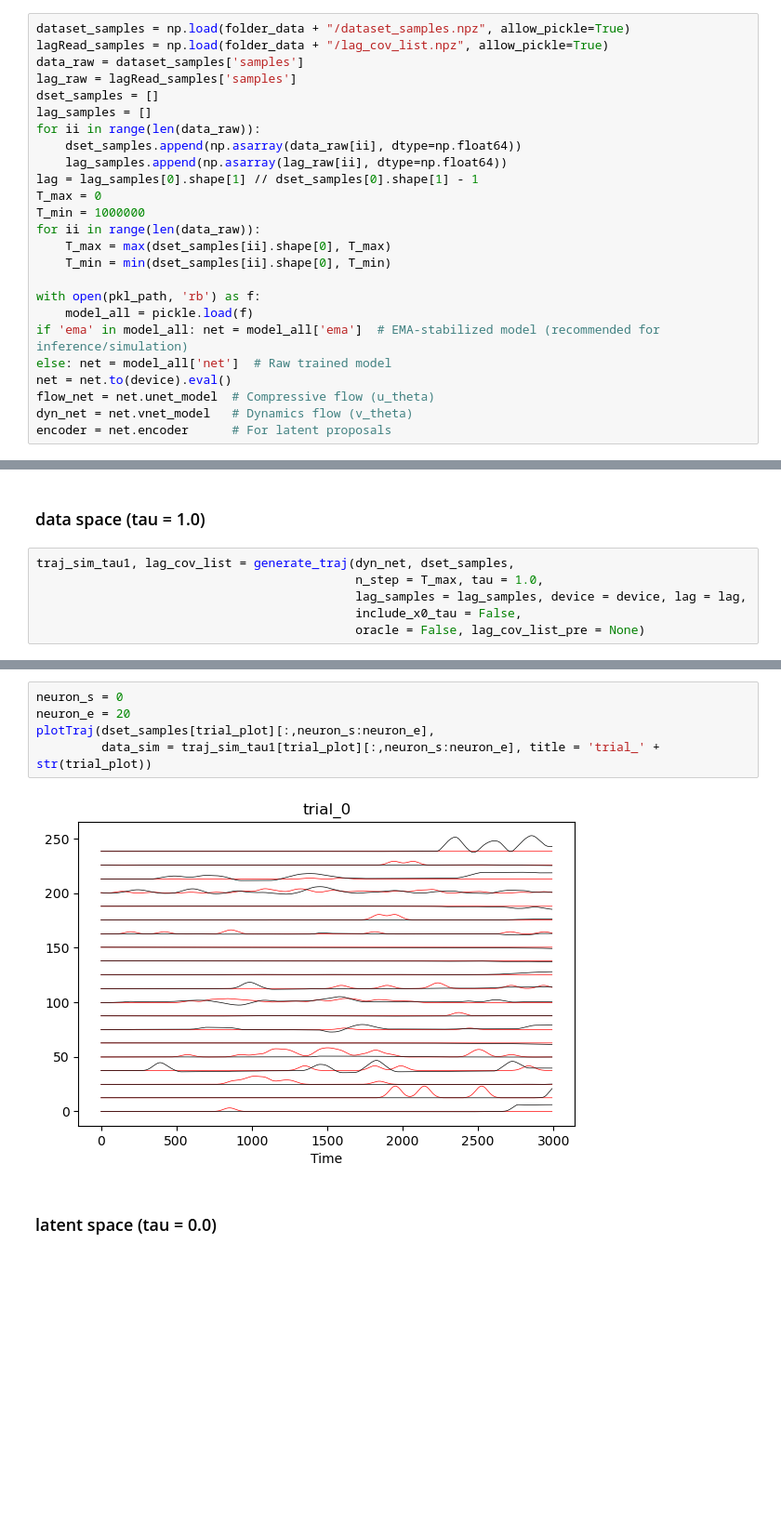
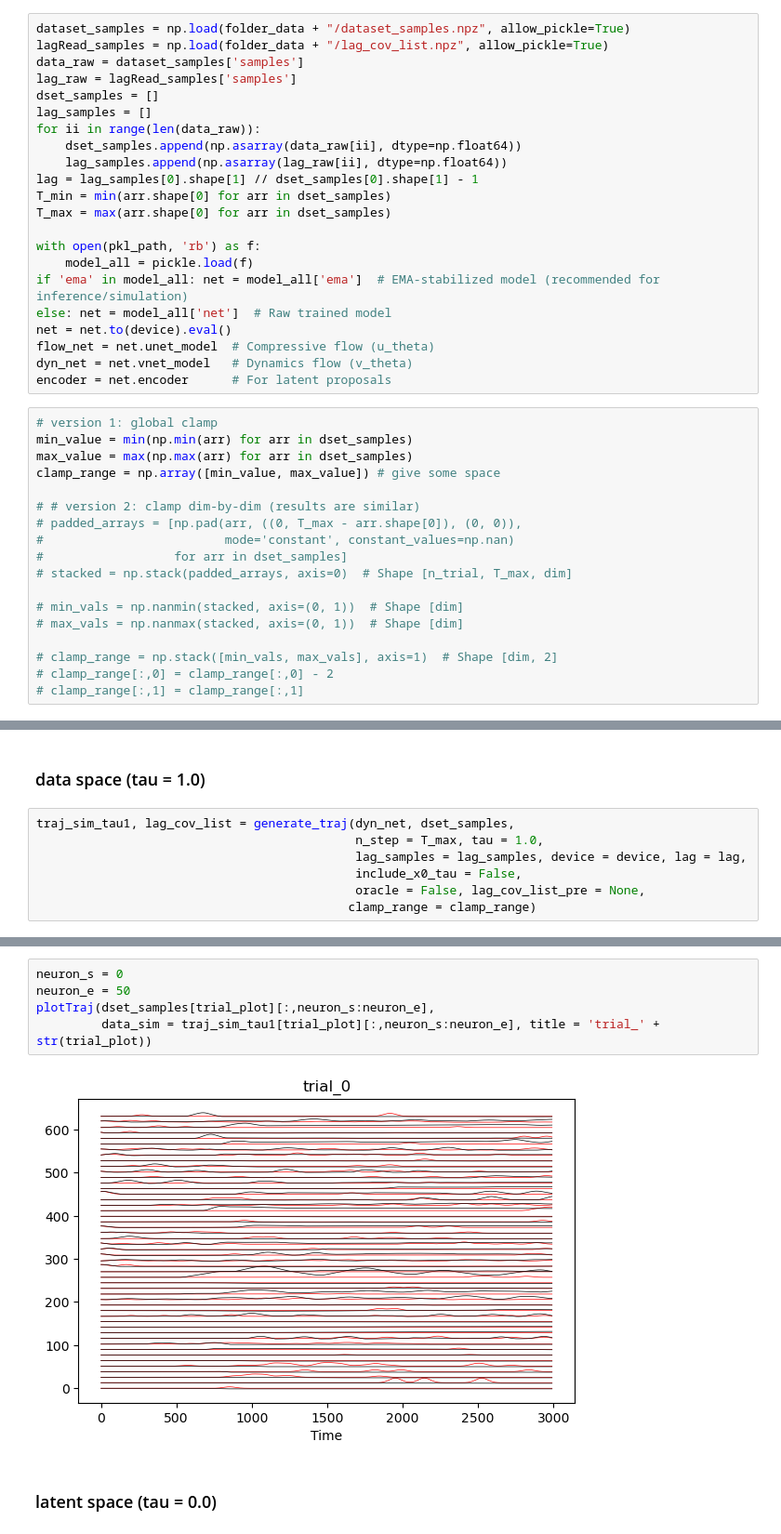
Before and after one commit to dannyfa/Velocity_Flow_Matching, a Jupyter notebook: plot_maze_results.ipynb, the cells around one changed output, grey strips where cells are left out. Shown at 93% size. Cells and saved outputs as stored; diff of their text form; blank space fills up the shorter version.

```diff
--- a/plot_maze_results.ipynb
+++ b/plot_maze_results.ipynb
@@ -196,11 +200,8 @@ for ii in range(len(data_raw)):
     dset_samples.append(np.asarray(data_raw[ii], dtype=np.float64))
     lag_samples.append(np.asarray(lag_raw[ii], dtype=np.float64))
 lag = lag_samples[0].shape[1] // dset_samples[0].shape[1] - 1
-T_max = 0
-T_min = 1000000
-for ii in range(len(data_raw)):
-    T_max = max(dset_samples[ii].shape[0], T_max)
-    T_min = min(dset_samples[ii].shape[0], T_min)
+T_min = min(arr.shape[0] for arr in dset_samples)
+T_max = max(arr.shape[0] for arr in dset_samples)
 
 with open(pkl_path, 'rb') as f:
     model_all = pickle.load(f)
@@ -210,6 +211,24 @@ net = net.to(device).eval()
 flow_net = net.unet_model  # Compressive flow (u_theta)
 dyn_net = net.vnet_model   # Dynamics flow (v_theta)
 encoder = net.encoder      # For latent proposals
+# %%
+# version 1: global clamp
+min_value = min(np.min(arr) for arr in dset_samples)
+max_value = max(np.max(arr) for arr in dset_samples)
+clamp_range = np.array([min_value, max_value]) # give some space
+
+# # version 2: clamp dim-by-dim (results are similar)
+# padded_arrays = [np.pad(arr, ((0, T_max - arr.shape[0]), (0, 0)),
+#                         mode='constant', constant_values=np.nan)
+#                  for arr in dset_samples]
+# stacked = np.stack(padded_arrays, axis=0)  # Shape [n_trial, T_max, dim]
+
+# min_vals = np.nanmin(stacked, axis=(0, 1))  # Shape [dim]
+# max_vals = np.nanmax(stacked, axis=(0, 1))  # Shape [dim]
+
+# clamp_range = np.stack([min_vals, max_vals], axis=1)  # Shape [dim, 2]
+# clamp_range[:,0] = clamp_range[:,0] - 2
+# clamp_range[:,1] = clamp_range[:,1]
 # %% [markdown]
 ## 3.2 generated trajectories
 # %% [markdown]
@@ -219,7 +238,8 @@ traj_sim_tau1, lag_cov_list = generate_traj(dyn_net, dset_samples,
                                             n_step = T_max, tau = 1.0,
                                             lag_samples = lag_samples, device = device, lag = lag,
                                             include_x0_tau = False,
-                                            oracle = False, lag_cov_list_pre = None)
+                                            oracle = False, lag_cov_list_pre = None,
+                                           clamp_range = clamp_range)
 # %%
 trial_plot = 0
 plotTraj(dset_samples[trial_plot], data_sim = traj_sim_tau1[trial_plot], title = 'trial_' + str(trial_plot))
@@ -228,10 +248,10 @@ plotTraj(dset_samples[trial_plot], data_sim = traj_sim_tau1[trial_plot], title =
 # %%
 neuron_s = 0
-neuron_e = 20
+neuron_e = 50
 plotTraj(dset_samples[trial_plot][:,neuron_s:neuron_e],
          data_sim = traj_sim_tau1[trial_plot][:,neuron_s:neuron_e], title = 'trial_' + str(trial_plot))
 # %% [output]
-[figure, old version]
+[figure, new version]
 # %% [markdown]
 ### latent space (tau = 0.0)
 # %%
```
Also changed, not shown: parts of 8 cells of this notebook, 1 other file.
